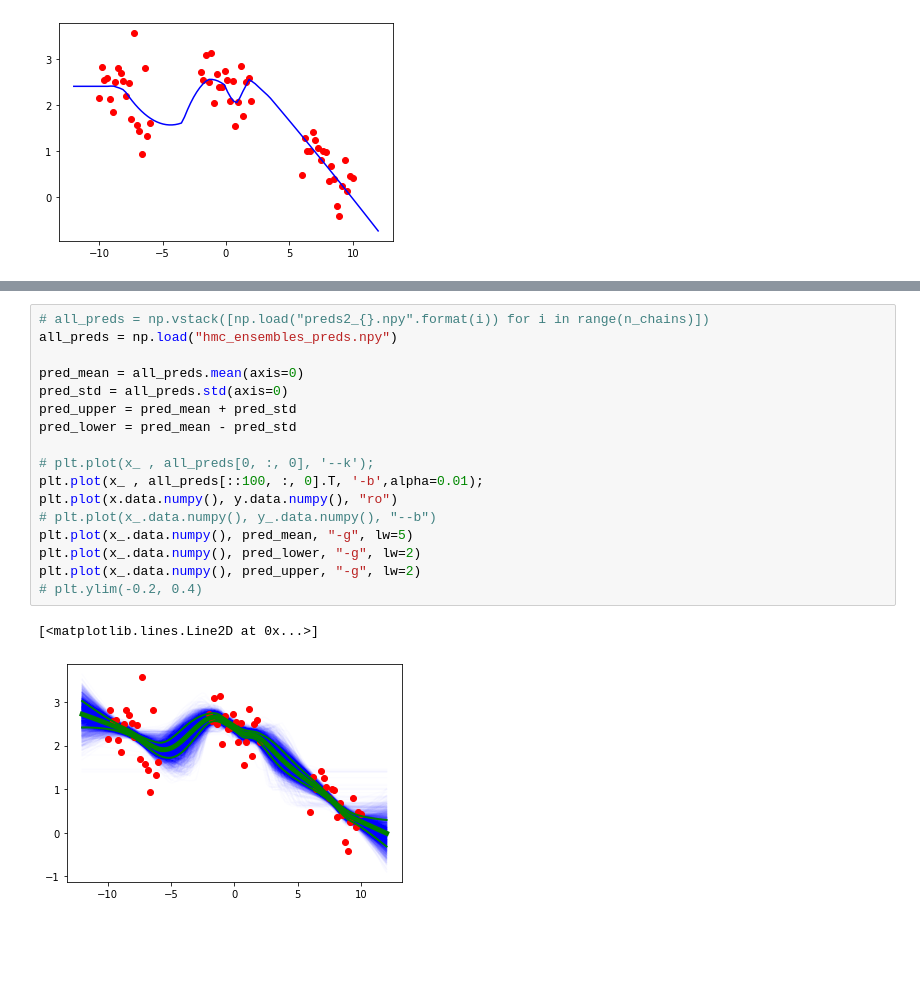
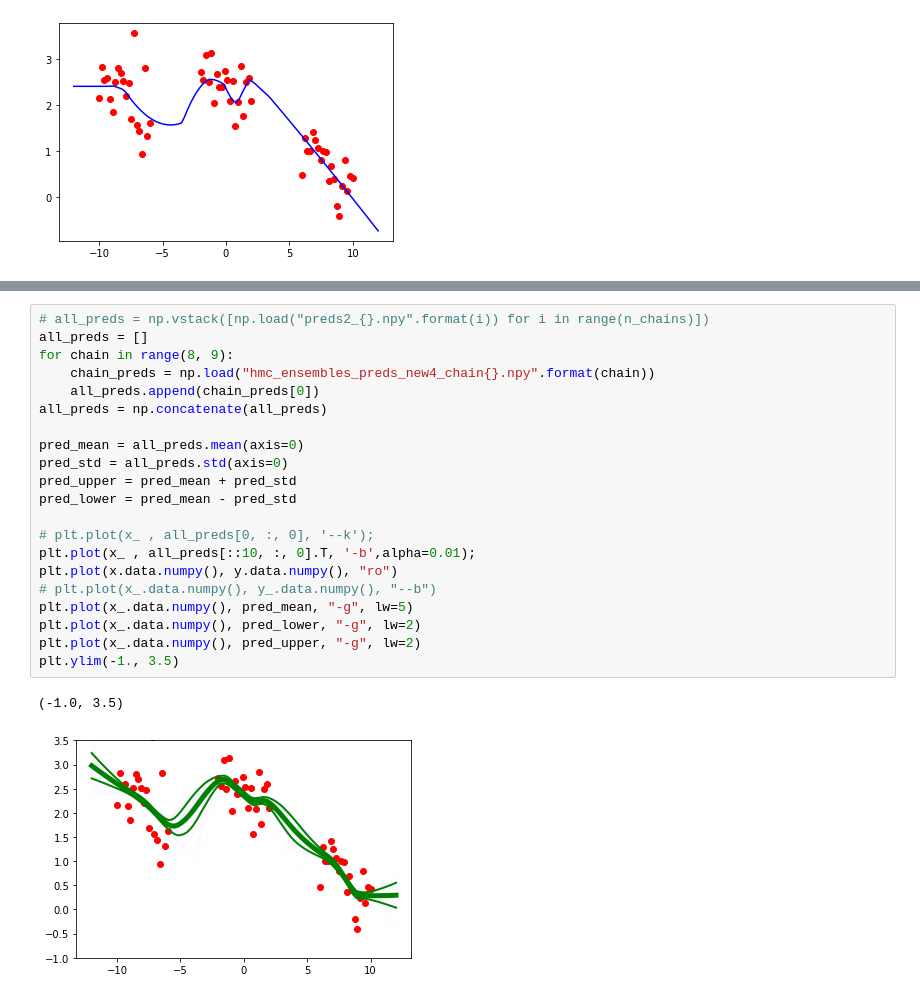
Before and after one commit to izmailovpavel/understandingbdl, a Jupyter notebook: experiments/deep_ensembles/1d regression_hmc.ipynb, the cells around one changed output, grey strips where cells are left out. Saved outputs shown, nothing was run; the diff lists cells and outputs as text; blank space fills up the shorter version.

```diff
--- a/experiments/deep_ensembles/1d regression_hmc.ipynb
+++ b/experiments/deep_ensembles/1d regression_hmc.ipynb
@@ -146,20 +157,24 @@ Acceptance Rate 0.83
 # %%
 # all_preds = np.vstack([np.load("preds2_{}.npy".format(i)) for i in range(n_chains)])
-all_preds = np.load("hmc_ensembles_preds.npy")
+all_preds = []
+for chain in range(8, 9):
+    chain_preds = np.load("hmc_ensembles_preds_new4_chain{}.npy".format(chain))
+    all_preds.append(chain_preds[0])
+all_preds = np.concatenate(all_preds)
 
 pred_mean = all_preds.mean(axis=0)
 pred_std = all_preds.std(axis=0)
 pred_upper = pred_mean + pred_std
 pred_lower = pred_mean - pred_std
 
 # plt.plot(x_ , all_preds[0, :, 0], '--k');
-plt.plot(x_ , all_preds[::100, :, 0].T, '-b',alpha=0.01);
+plt.plot(x_ , all_preds[::10, :, 0].T, '-b',alpha=0.01);
 plt.plot(x.data.numpy(), y.data.numpy(), "ro")
 # plt.plot(x_.data.numpy(), y_.data.numpy(), "--b")
 plt.plot(x_.data.numpy(), pred_mean, "-g", lw=5)
 plt.plot(x_.data.numpy(), pred_lower, "-g", lw=2)
 plt.plot(x_.data.numpy(), pred_upper, "-g", lw=2)
-# plt.ylim(-0.2, 0.4)
+plt.ylim(-1., 3.5)
 # %% [output]
-[<matplotlib.lines.Line2D at 0x...>]
+(-1.0, 3.5)
-[figure, old version]
+[figure, new version]
```
Also changed, not shown: parts of 15 cells of this notebook, 1 other file.
